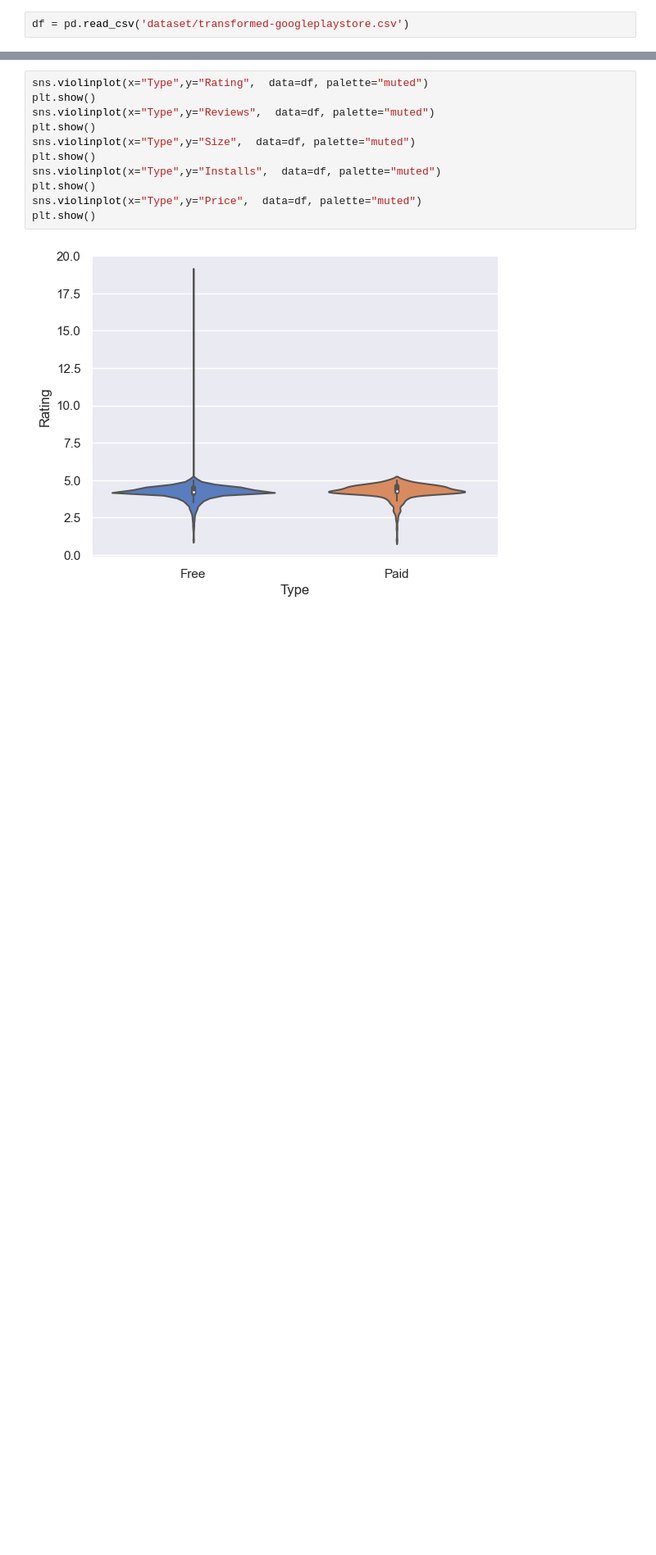
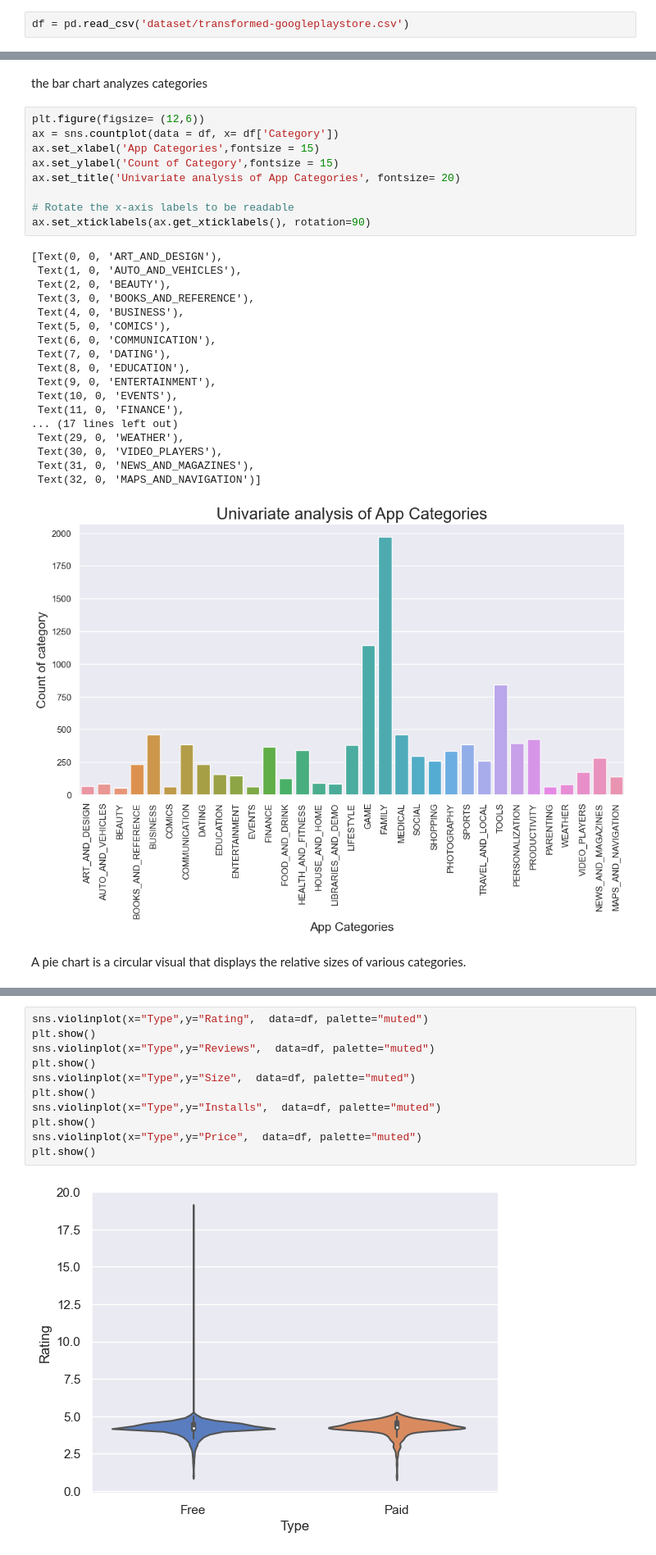
Before and after one commit to ftmoztl/EDA-data-visualization, a Jupyter notebook: eda-visualization.ipynb, the cells around one changed output, grey strips where cells are left out. Shown at 82% size. Cells and saved outputs as stored; diff of their text form; blank space fills up the shorter version.

```diff
--- a/eda-visualization.ipynb
+++ b/eda-visualization.ipynb
@@ -74,0 +109,32 @@ plt.show()
+# %% [markdown]
+the bar chart analyzes categories
+# %%
+plt.figure(figsize= (12,6))
+ax = sns.countplot(data = df, x= df['Category'])
+ax.set_xlabel('App Categories',fontsize = 15)
+ax.set_ylabel('Count of Category',fontsize = 15)
+ax.set_title('Univariate analysis of App Categories', fontsize= 20)
+
+# Rotate the x-axis labels to be readable
+ax.set_xticklabels(ax.get_xticklabels(), rotation=90)
+# %% [output]
+[Text(0, 0, 'ART_AND_DESIGN'),
+ Text(1, 0, 'AUTO_AND_VEHICLES'),
+ Text(2, 0, 'BEAUTY'),
+ Text(3, 0, 'BOOKS_AND_REFERENCE'),
+ Text(4, 0, 'BUSINESS'),
+ Text(5, 0, 'COMICS'),
+ Text(6, 0, 'COMMUNICATION'),
+ Text(7, 0, 'DATING'),
+ Text(8, 0, 'EDUCATION'),
+ Text(9, 0, 'ENTERTAINMENT'),
+ Text(10, 0, 'EVENTS'),
+ Text(11, 0, 'FINANCE'),
+... (17 lines left out)
+ Text(29, 0, 'WEATHER'),
+ Text(30, 0, 'VIDEO_PLAYERS'),
+ Text(31, 0, 'NEWS_AND_MAGAZINES'),
+ Text(32, 0, 'MAPS_AND_NAVIGATION')]
+[figure, added]
+# %% [markdown]
+A pie chart is a circular visual that displays the relative sizes of various categories.
```
Also changed, not shown: parts of 17 cells of this notebook.
